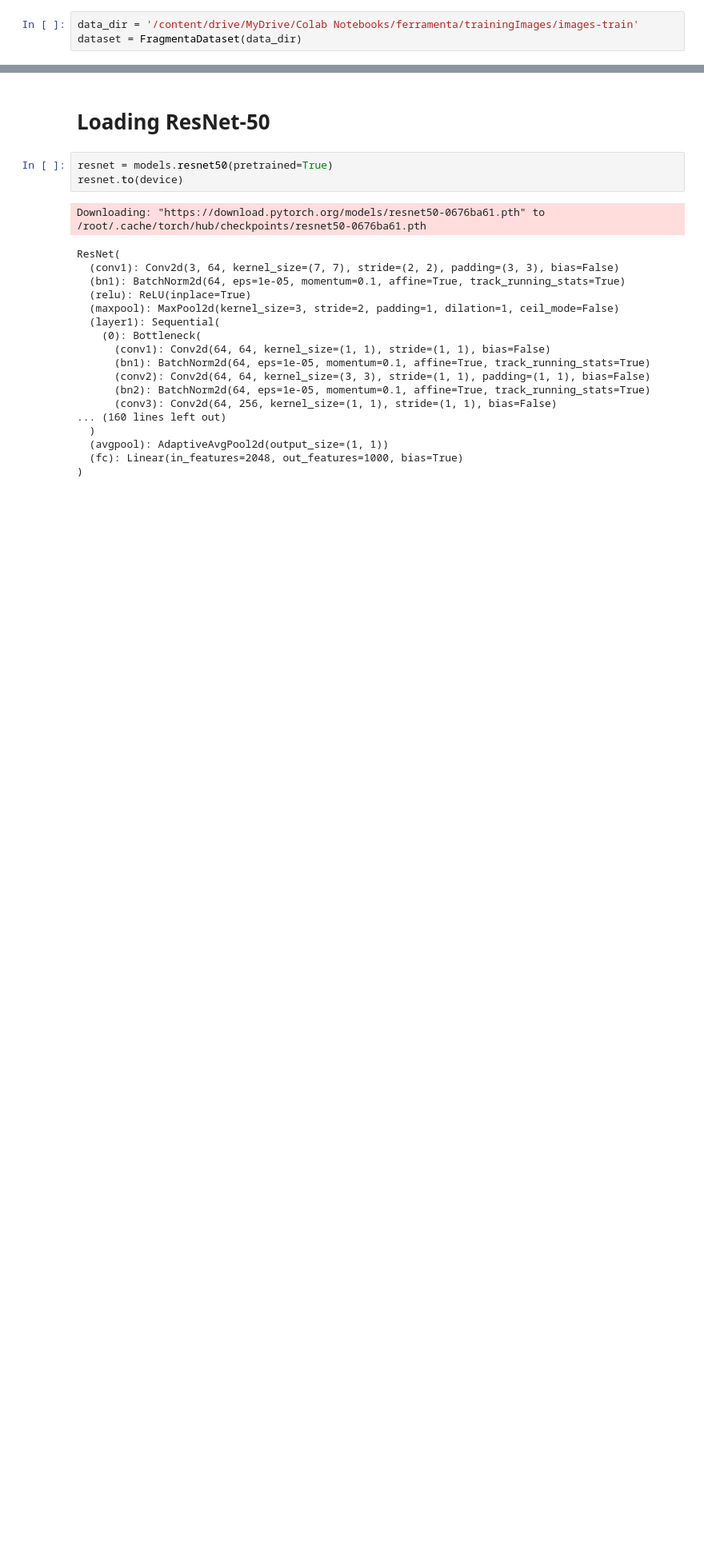
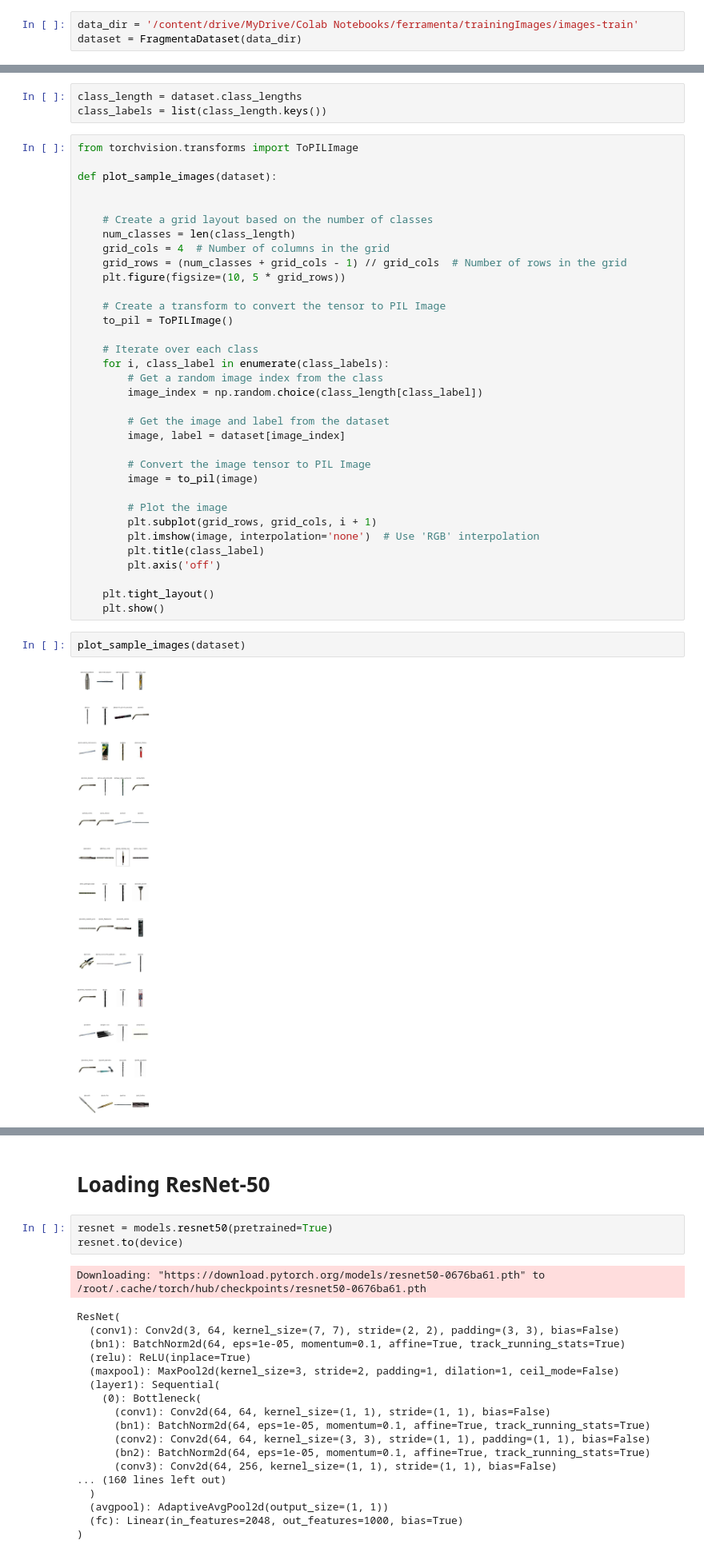
Before and after one commit to MuhammadIrzam447/visionCodes, a Jupyter notebook: images_ferramenta.ipynb, the cells around one changed output, grey strips where cells are left out. Shown at 80% size. Drawn from its saved outputs; the diff is of its cells as text; blank space fills up the shorter version.

```diff
--- a/images_ferramenta.ipynb
+++ b/images_ferramenta.ipynb
@@ -80,0 +97,41 @@ data_loader = torch.utils.data.DataLoader(dataset, batch_size=batch_size, shuffl
+# %%
+class_length = dataset.class_lengths
+class_labels = list(class_length.keys())
+# %%
+from torchvision.transforms import ToPILImage
+
+def plot_sample_images(dataset):
+
+
+    # Create a grid layout based on the number of classes
+    num_classes = len(class_length)
+    grid_cols = 4  # Number of columns in the grid
+    grid_rows = (num_classes + grid_cols - 1) // grid_cols  # Number of rows in the grid
+    plt.figure(figsize=(10, 5 * grid_rows))
+
+    # Create a transform to convert the tensor to PIL Image
+    to_pil = ToPILImage()
+
+    # Iterate over each class
+    for i, class_label in enumerate(class_labels):
+        # Get a random image index from the class
+        image_index = np.random.choice(class_length[class_label])
+
+        # Get the image and label from the dataset
+        image, label = dataset[image_index]
+
+        # Convert the image tensor to PIL Image
+        image = to_pil(image)
+
+        # Plot the image
+        plt.subplot(grid_rows, grid_cols, i + 1)
+        plt.imshow(image, interpolation='none')  # Use 'RGB' interpolation
+        plt.title(class_label)
+        plt.axis('off')
+
+    plt.tight_layout()
+    plt.show()
+# %%
+plot_sample_images(dataset)
+# %% [output]
+[figure, added]
```
Also changed, not shown: parts of 11 cells of this notebook.
